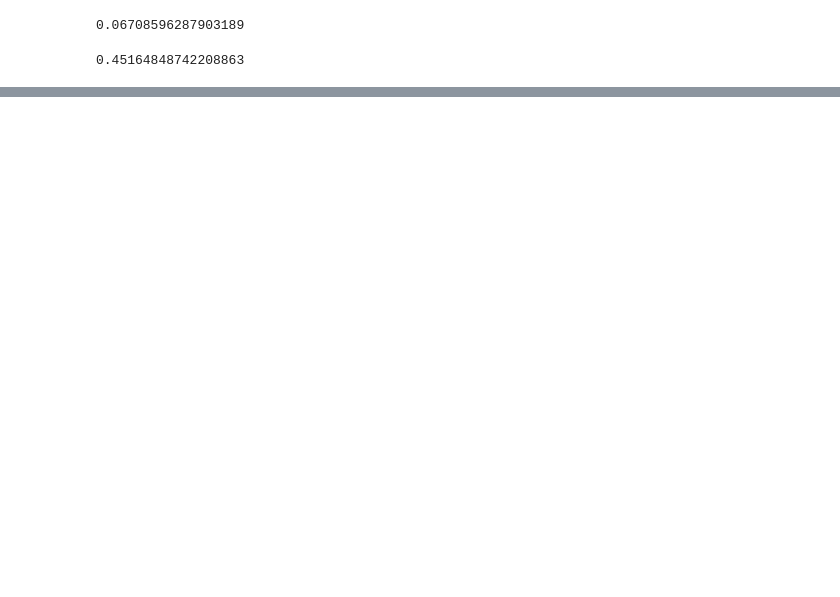
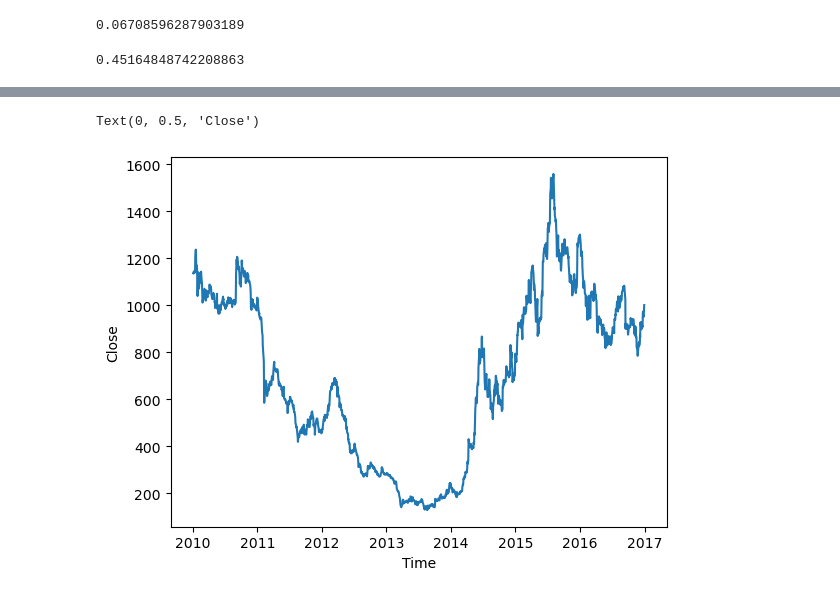
Before and after one commit to aryansanchiya/ML2, a Jupyter notebook: Cha - 02 - Probability Dist. & Hypothesis Tests.ipynb, the cells around one changed output, grey strips where cells are left out. Cells and saved outputs as stored; diff of their text form; code cells hidden in the pictures; blank space fills up the shorter version.

```diff
--- a/Cha - 02 - Probability Dist. & Hypothesis Tests.ipynb
+++ b/Cha - 02 - Probability Dist. & Hypothesis Tests.ipynb
@@ -130,0 +173,2 @@ stats.poisson.cdf(5,10)
+# %%
+beml_df = pd.read_csv("BEML.csv")
@@ -130,0 +195,2 @@ stats.poisson.cdf(5,10)
+# %%
+beml_df = beml_df[['Date','Close']]
@@ -130,0 +250,2 @@ stats.poisson.cdf(5,10)
+# %%
+beml_df = beml_df.set_index(pd.DatetimeIndex(beml_df['Date']))
@@ -130,0 +283,7 @@ stats.poisson.cdf(5,10)
+# %%
+plt.plot(beml_df.Close)
+plt.xlabel('Time')
+plt.ylabel('Close')
+# %% [output]
+Text(0, 0.5, 'Close')
+[figure, added]
```
Also changed, not shown: parts of 48 cells of this notebook, 3 other files.
